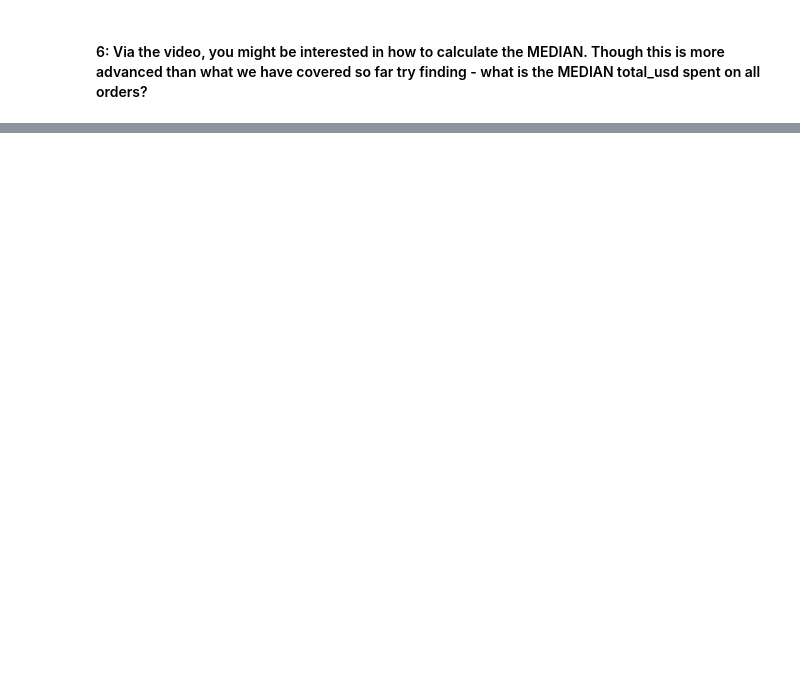
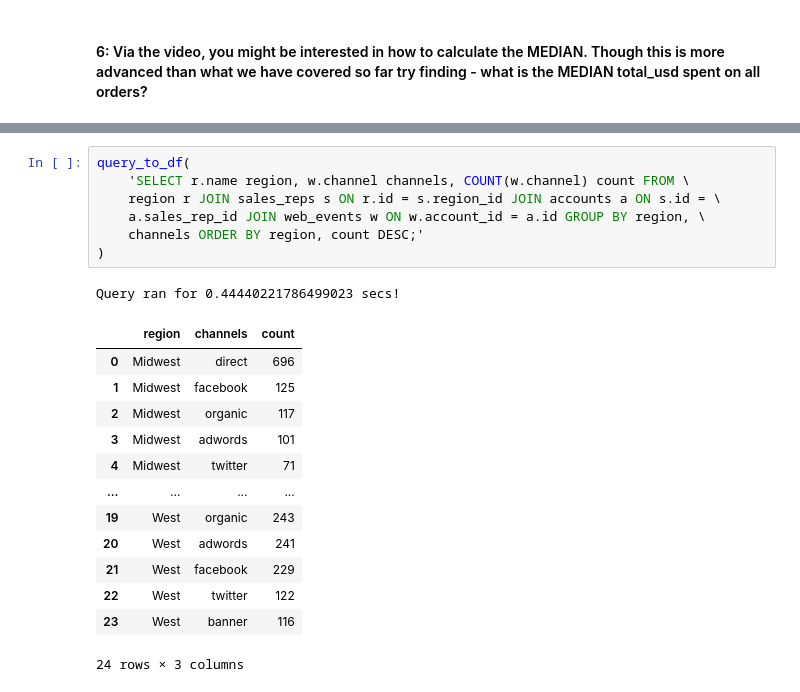
Before and after one commit to Lawrence-Krukrubo/SQL_for_Data_Science, a Jupyter notebook: sql_for_data_analysis3.ipynb, the cells around one changed output, grey strips where cells are left out. Saved outputs shown, nothing was run; the diff lists cells and outputs as text; blank space fills up the shorter version.

```diff
--- a/sql_for_data_analysis3.ipynb
+++ b/sql_for_data_analysis3.ipynb
@@ -405,0 +657,22 @@ Query ran for 0.039069414138793945 secs!
+# %%
+query_to_df(
+    'SELECT r.name region, w.channel channels, COUNT(w.channel) count FROM \
+    region r JOIN sales_reps s ON r.id = s.region_id JOIN accounts a ON s.id = \
+    a.sales_rep_id JOIN web_events w ON w.account_id = a.id GROUP BY region, \
+    channels ORDER BY region, count DESC;'
+)
+# %% [output]
+Query ran for 0.44440221786499023 secs!
+|  | region | channels | count |
+| 0 | Midwest | direct | 696 |
+| 1 | Midwest | facebook | 125 |
+| 2 | Midwest | organic | 117 |
+| 3 | Midwest | adwords | 101 |
+| 4 | Midwest | twitter | 71 |
+| ... | ... | ... | ... |
+| 19 | West | organic | 243 |
+| 20 | West | adwords | 241 |
+| 21 | West | facebook | 229 |
+| 22 | West | twitter | 122 |
+| 23 | West | banner | 116 |
+24 rows × 3 columns
```
Also changed, not shown: parts of 48 cells of this notebook.
